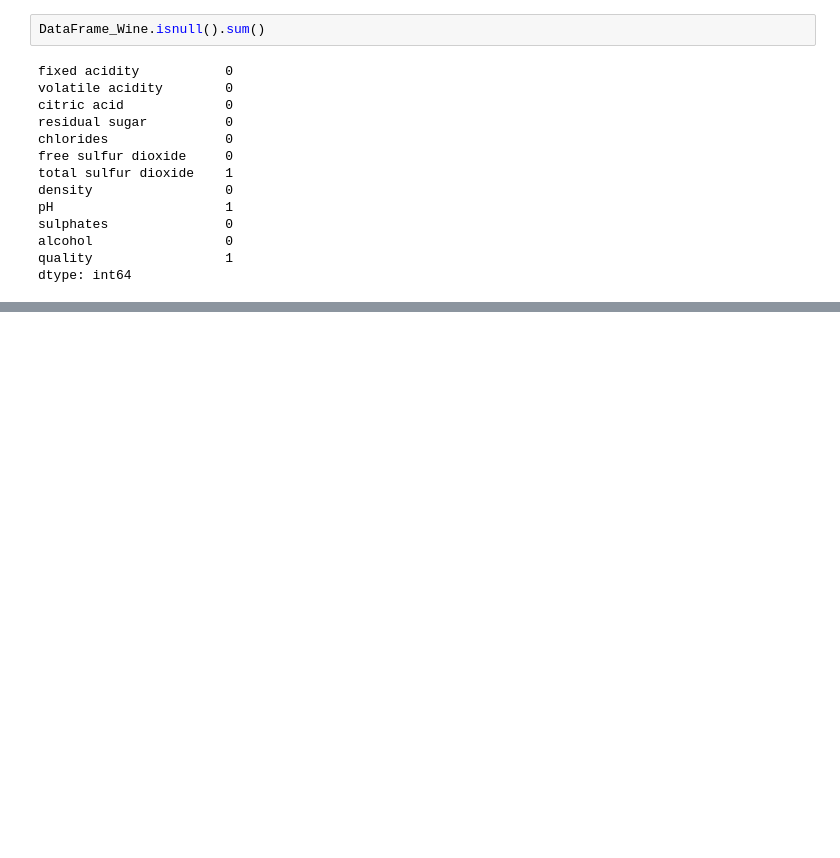
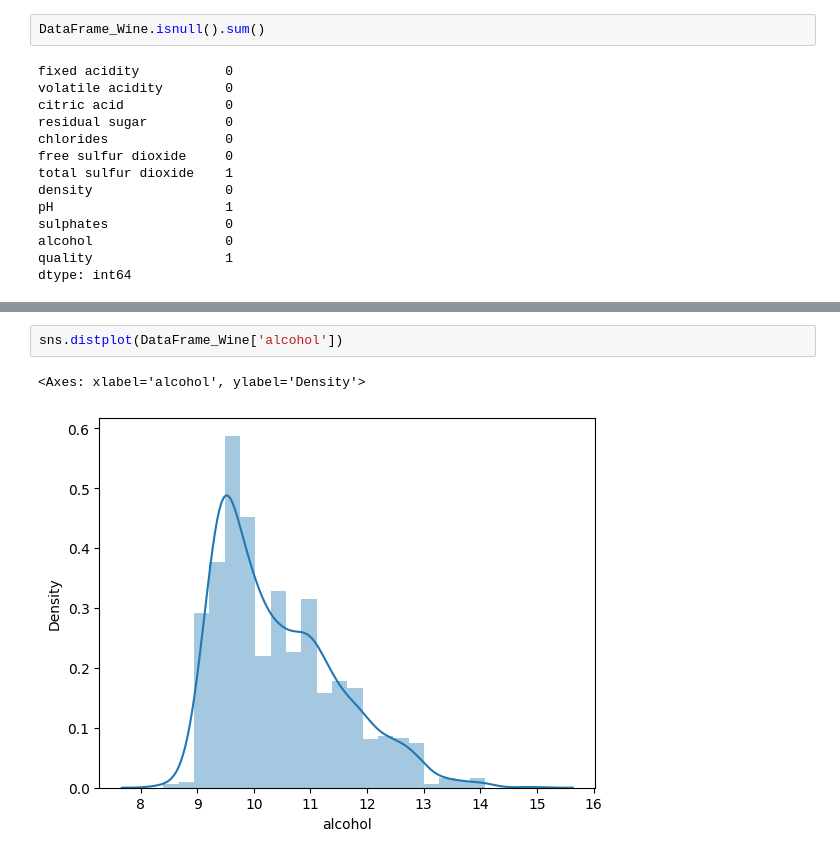
Before and after one commit to iAmTheBest4222/wine_quality_predicton, a Jupyter notebook: wine_quality_pridiction.ipynb, the cells around one changed output, grey strips where cells are left out. Drawn from its saved outputs; the diff is of its cells as text; blank space fills up the shorter version.

```diff
--- a/wine_quality_pridiction.ipynb
+++ b/wine_quality_pridiction.ipynb
@@ -56,0 +115,5 @@ dtype: int64
+# %%
+sns.distplot(DataFrame_Wine['alcohol'])
+# %% [output]
+<Axes: xlabel='alcohol', ylabel='Density'>
+[figure, added]
```
Also changed, not shown: parts of 24 cells of this notebook.
